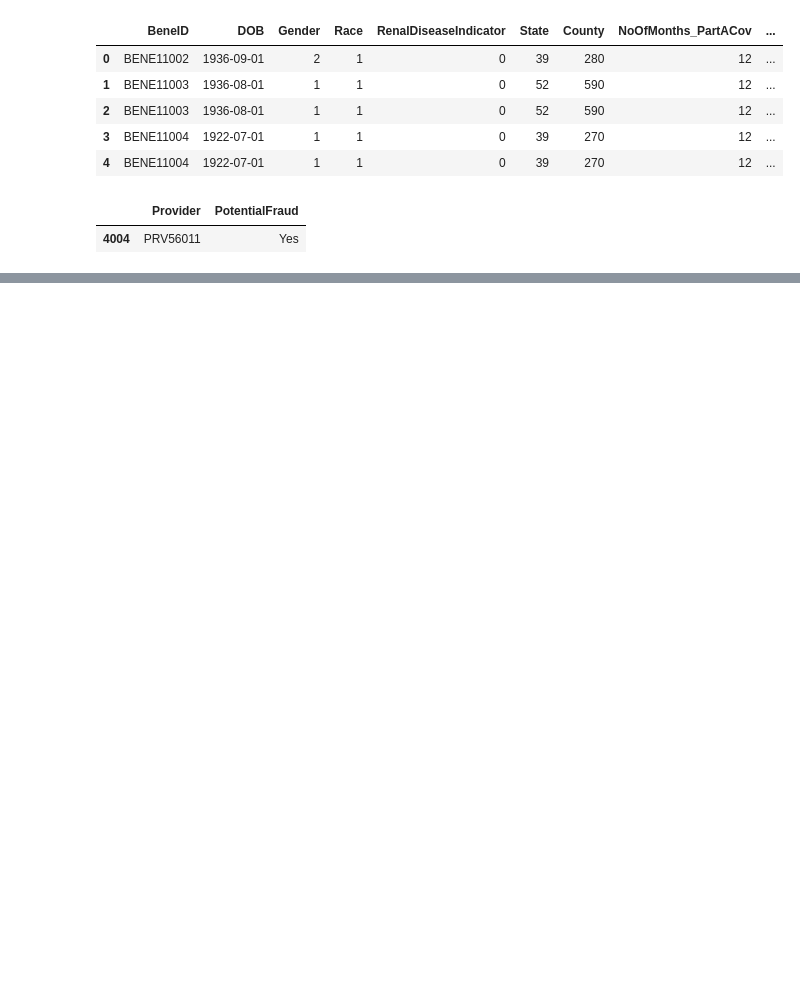
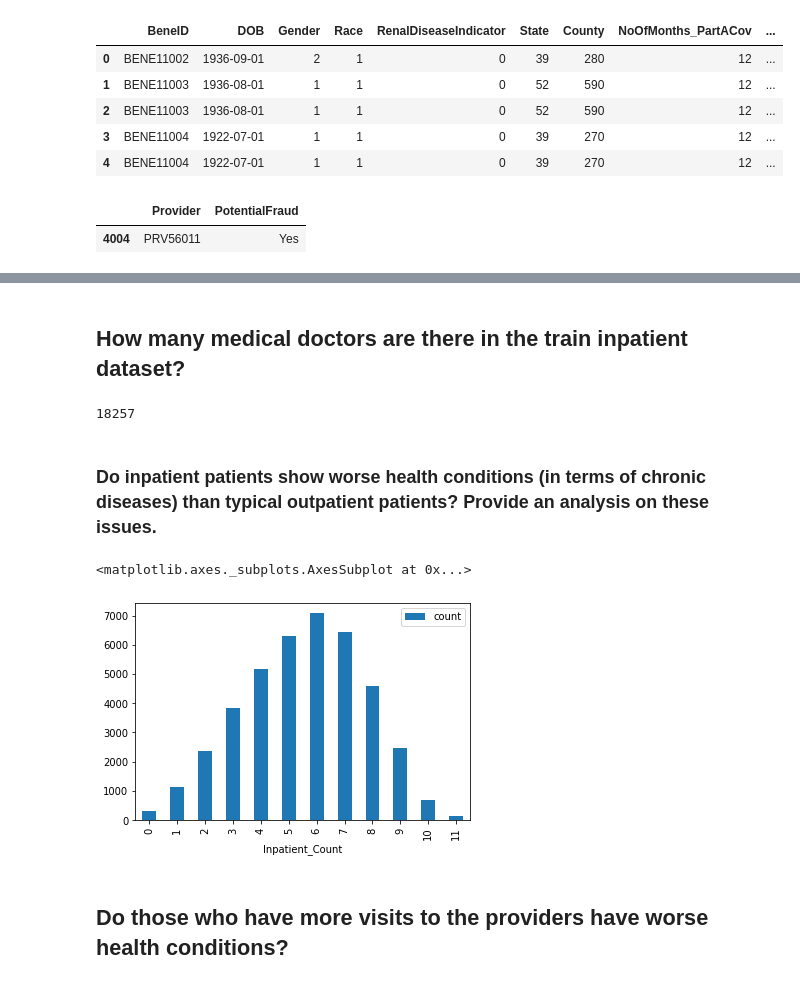
Before and after one commit to SubornaN/Health_Care_Fraud_Detection, a Jupyter notebook: Fraud_Detection_EDA.ipynb, the cells around one changed output, grey strips where cells are left out. Saved outputs shown, nothing was run; the diff lists cells and outputs as text; code cells hidden in the pictures; blank space fills up the shorter version.

```diff
--- a/Fraud_Detection_EDA.ipynb
+++ b/Fraud_Detection_EDA.ipynb
@@ -211,0 +258,11 @@ Test_label.loc[Test_label.Provider == 'PRV56011'] # cheking provider IDs for Pot
+# %% [markdown]
+## How many medical doctors are there in the train inpatient dataset?
+# %%
+x = Train_Inpatient.AttendingPhysician.unique().tolist()
+y = Train_Inpatient.OperatingPhysician.unique().tolist()
+z = Train_Inpatient.OtherPhysician.unique().tolist()
+len(set(x+y+z)) # minus 1 for None type. 18256
+# %% [output]
+18257
+# %% [markdown]
+### Do inpatient patients show worse health conditions (in terms of chronic diseases) than typical outpatient patients? Provide an analysis on these issues.
@@ -211,0 +277,7 @@ Test_label.loc[Test_label.Provider == 'PRV56011'] # cheking provider IDs for Pot
+# %%
+chronic_count_per_Inpatients.groupby('Inpatient_Count')['Inpatient_Count'].agg(['count']).plot.bar()
+# %% [output]
+<matplotlib.axes._subplots.AxesSubplot at 0x...>
+[figure, added]
+# %% [markdown]
+## Do those who have more visits to the providers have worse health conditions?
```
Also changed, not shown: parts of 36 cells of this notebook.
